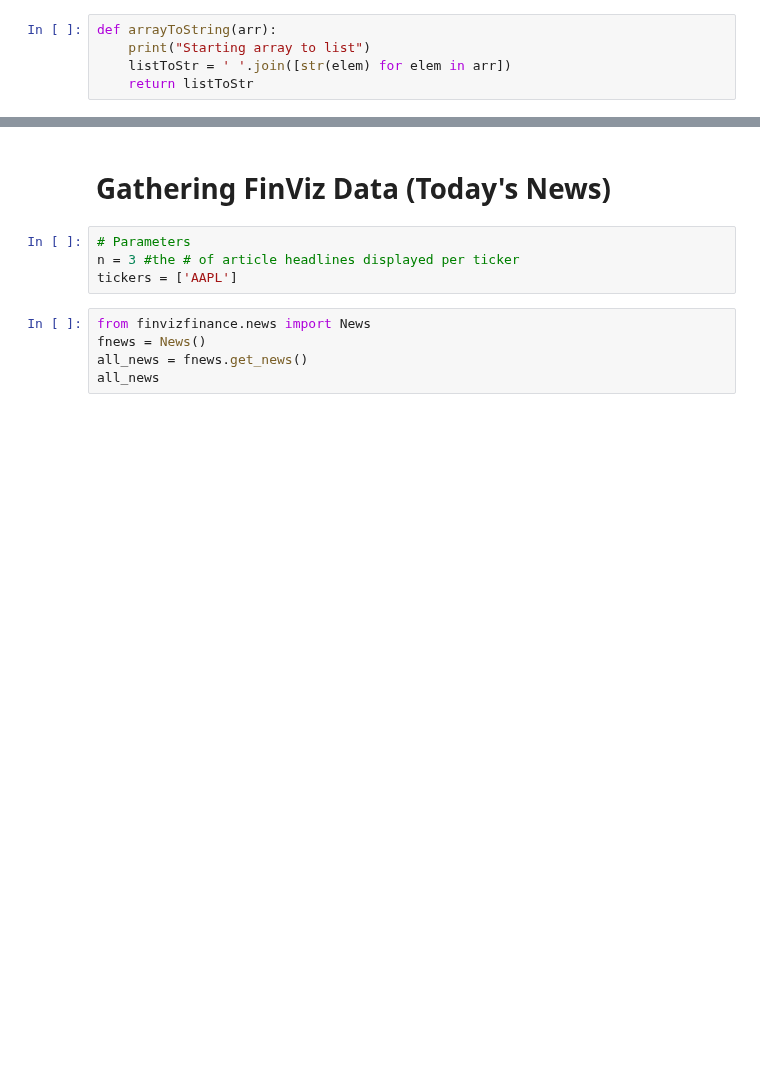
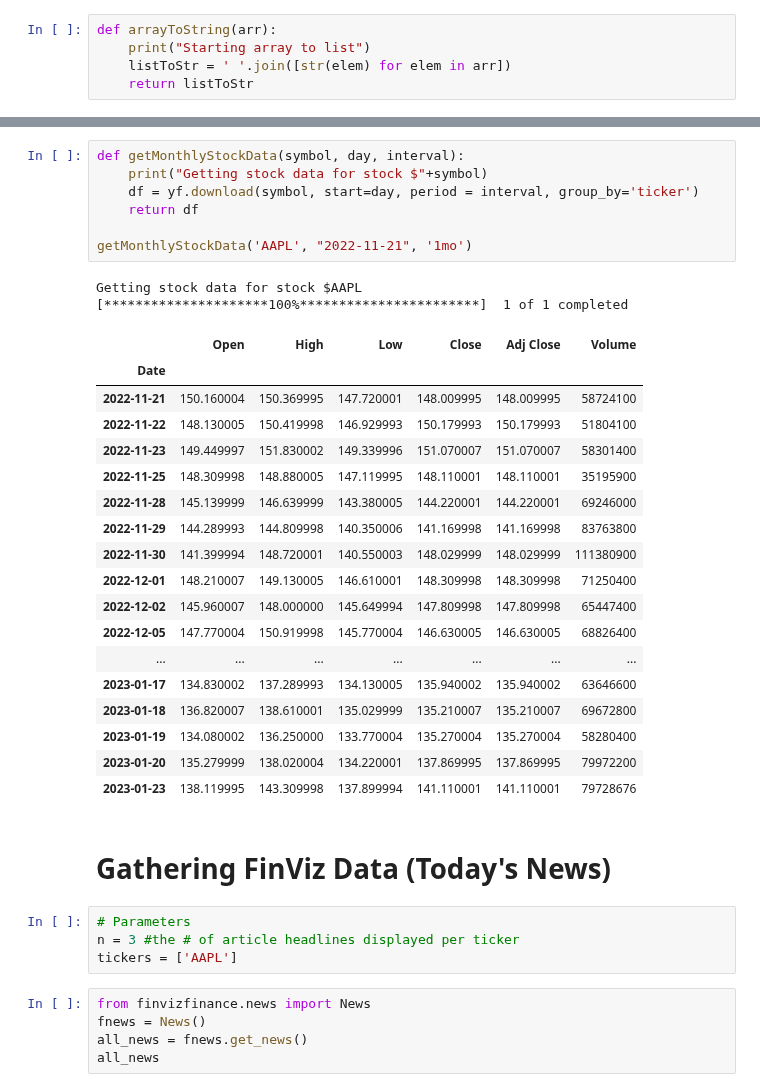
Before and after one commit to ishaanpaul98/Sentiment-Analysis, a Jupyter notebook: Sentiment_Analysis.ipynb, the cells around one changed output, grey strips where cells are left out. Cells and saved outputs as stored; diff of their text form; blank space fills up the shorter version.

Commit message:
Added function to retrieve stock data for certain period
Added getMonthlyStockData to stock helper functions

```diff
--- a/Sentiment_Analysis.ipynb
+++ b/Sentiment_Analysis.ipynb
@@ -103,3 +103,31 @@ Getting stock data for stock $AAPL TSLA
+# %%
+def getMonthlyStockData(symbol, day, interval):
+    print("Getting stock data for stock $"+symbol)
+    df = yf.download(symbol, start=day, period = interval, group_by='ticker')
+    return df
+
+getMonthlyStockData('AAPL', "2022-11-21", '1mo')
+# %% [output]
+Getting stock data for stock $AAPL
+[*********************100%***********************]  1 of 1 completed
+|  | Open | High | Low | Close | Adj Close | Volume |
+| Date |  |  |  |  |  |  |
+| 2022-11-21 | 150.160004 | 150.369995 | 147.720001 | 148.009995 | 148.009995 | 58724100 |
+| 2022-11-22 | 148.130005 | 150.419998 | 146.929993 | 150.179993 | 150.179993 | 51804100 |
+| 2022-11-23 | 149.449997 | 151.830002 | 149.339996 | 151.070007 | 151.070007 | 58301400 |
+| 2022-11-25 | 148.309998 | 148.880005 | 147.119995 | 148.110001 | 148.110001 | 35195900 |
+| 2022-11-28 | 145.139999 | 146.639999 | 143.380005 | 144.220001 | 144.220001 | 69246000 |
+| 2022-11-29 | 144.289993 | 144.809998 | 140.350006 | 141.169998 | 141.169998 | 83763800 |
+| 2022-11-30 | 141.399994 | 148.720001 | 140.550003 | 148.029999 | 148.029999 | 111380900 |
+| 2022-12-01 | 148.210007 | 149.130005 | 146.610001 | 148.309998 | 148.309998 | 71250400 |
+| 2022-12-02 | 145.960007 | 148.000000 | 145.649994 | 147.809998 | 147.809998 | 65447400 |
+| 2022-12-05 | 147.770004 | 150.919998 | 145.770004 | 146.630005 | 146.630005 | 68826400 |
+| ... | ... | ... | ... | ... | ... | ... |
+| 2023-01-17 | 134.830002 | 137.289993 | 134.130005 | 135.940002 | 135.940002 | 63646600 |
+| 2023-01-18 | 136.820007 | 138.610001 | 135.029999 | 135.210007 | 135.210007 | 69672800 |
+| 2023-01-19 | 134.080002 | 136.250000 | 133.770004 | 135.270004 | 135.270004 | 58280400 |
+| 2023-01-20 | 135.279999 | 138.020004 | 134.220001 | 137.869995 | 137.869995 | 79972200 |
+| 2023-01-23 | 138.119995 | 143.309998 | 137.899994 | 141.110001 | 141.110001 | 79728676 |
 # %% [markdown]
 # Gathering FinViz Data (Today's News) #
 # %%
```
Also changed, not shown: parts of 8 cells of this notebook.
